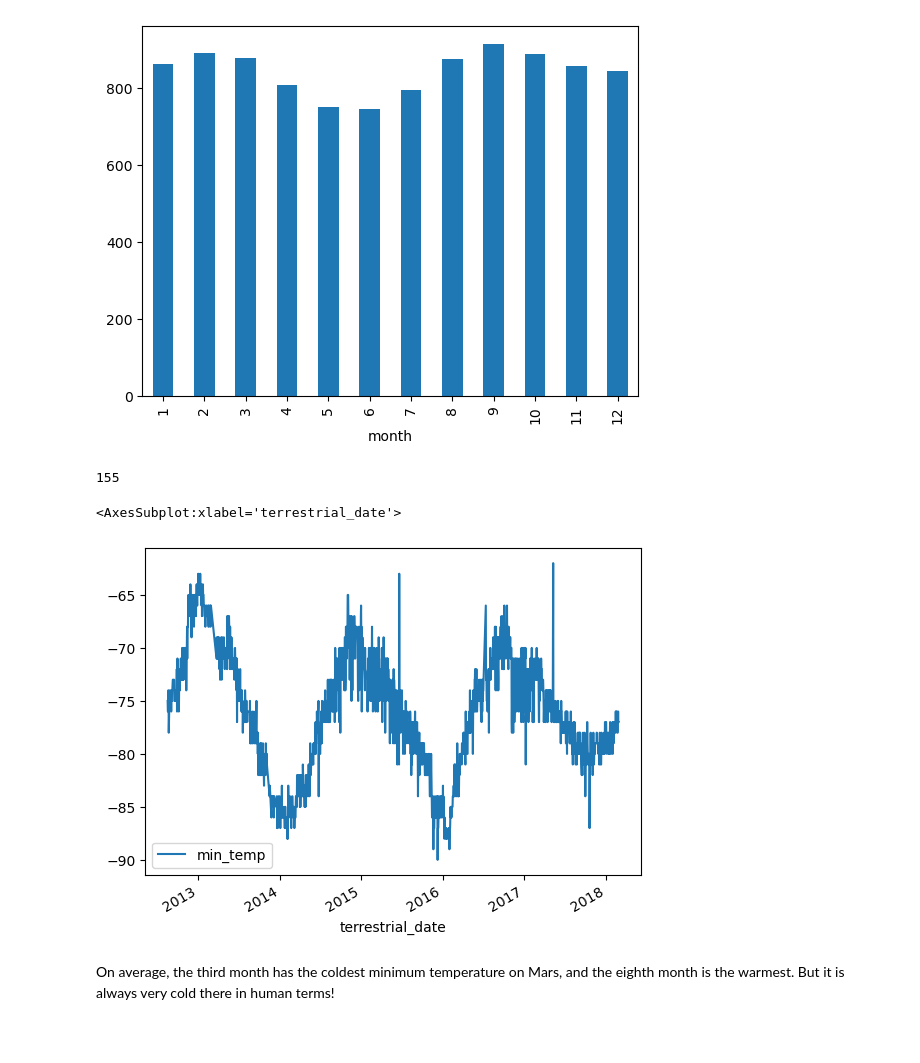
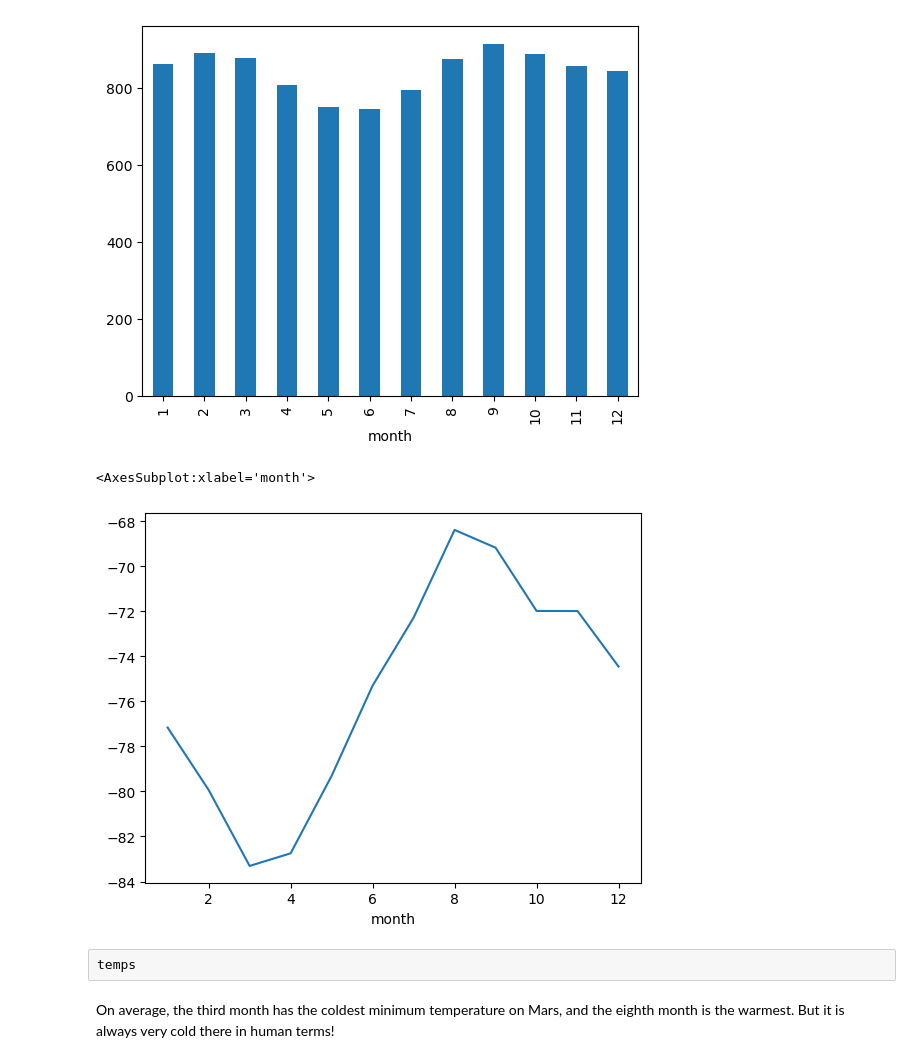
Before and after one commit to ipar2022/Mission-to-Mars, a Jupyter notebook: part_2_mars_weather.ipynb, the cells around one changed output. Saved outputs shown, nothing was run; the diff lists cells and outputs as text; code cells hidden in the pictures; blank space fills up the shorter version.

Commit message:
Made changes to plot bar.

```diff
--- a/part_2_mars_weather.ipynb
+++ b/part_2_mars_weather.ipynb
@@ -279,9 +293,3 @@ pressure.plot.bar(x = 'month')
 # %% [output]
 <AxesSubplot:xlabel='month'>
 [figure]
-# %%
-# 5. How many terrestrial (earth) days are there in a Martian year?
-te_my=mars_temp['ls'].loc[0]
-te_my
-# %% [output]
-155
@@ -288,8 +306,10 @@ te_my
 # %%
-mars_temp.plot(x= 'terrestrial_date', y= 'min_temp')
+temps.plot(x= 'terrestrial_date', y= 'min_temp')
 # %% [output]
-<AxesSubplot:xlabel='terrestrial_date'>
+<AxesSubplot:xlabel='month'>
-[figure, old version]
+[figure, new version]
+# %% [raw]
+temps
 # %% [markdown]
 On average, the third month has the coldest minimum temperature on Mars, and the eighth month is the warmest. But it is always very cold there in human terms!
 # %% [markdown]
```
Also changed, not shown: parts of 7 cells of this notebook.
